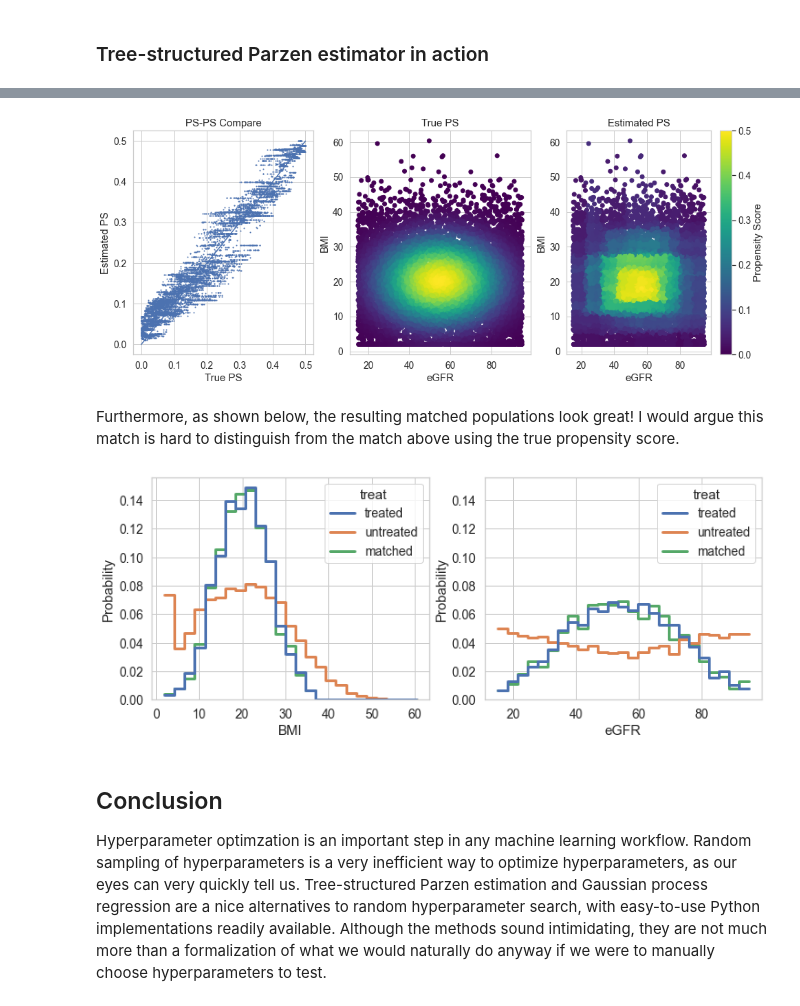
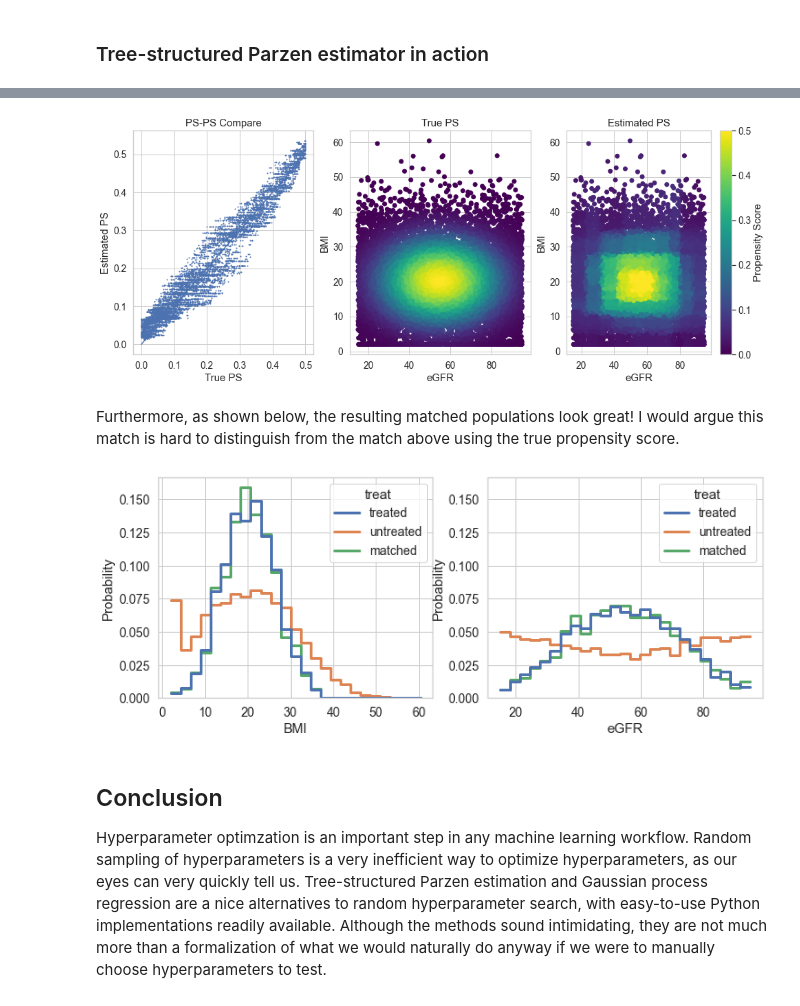
Before and after one commit to sprivite/blog, a Jupyter notebook: blog/hyperparameter_optimization.ipynb, the cells around one changed output, grey strips where cells are left out. Cells and saved outputs as stored; diff of their text form; code cells hidden in the pictures.

Commit message:
fix random state

```diff
--- a/blog/hyperparameter_optimization.ipynb
+++ b/blog/hyperparameter_optimization.ipynb
@@ -775,17 +777,17 @@ Finally, let's see what the matching results look like! Below, I show the result
 # %%
 #| label: fig-main
 #| class: preview-image
 #| fig-cap: "Result of using TPE to find best hyperparameters to model propensity score."
 #| include: true
 #| echo: false
-clf = RandomForestClassifier(**{'max_depth': 8, 'n_estimators': 8, 'min_samples_leaf':211, 'random_state':123})
+clf = RandomForestClassifier(**{'max_depth': 12, 'n_estimators': 11, 'min_samples_leaf':223, 'random_state':123})
 clf.fit(normalized_features, treat_indicator)
 ps_est = clf.predict_proba(normalized_features)[:, 1]
 ps_true_ps_est_plot(ps_true, ps_est)
 # %% [output]
-[figure, old version]
+[figure, new version]
-# %% [markdown]
-Furthermore, as shown below, the resulting matched populations look great! I would argue this match is hard to distinguish from the match above using the true propensity score.
+# %% [markdown]
+Furthermore, as shown below, the resulting matched populations look great! I would argue this match is hard to distinguish from the match above using the true propensity score.
 # %%
 #| label: fig-tpe-ps-match-balance
 #| class: preview-image
@@ -812,7 +814,7 @@ match = MatchingData(match, headers=headers, population_col='treat')
 match.append(pool)
 _ = plot_numeric_features(match, cumulative=False, bins=25, hue_order=['treated', 'untreated', 'matched'])
 # %% [output]
-[figure, old version]
+[figure, new version]
 # %% [markdown]
 ## Conclusion
 
```
Also changed, not shown: parts of 44 cells of this notebook, 6 other files.
